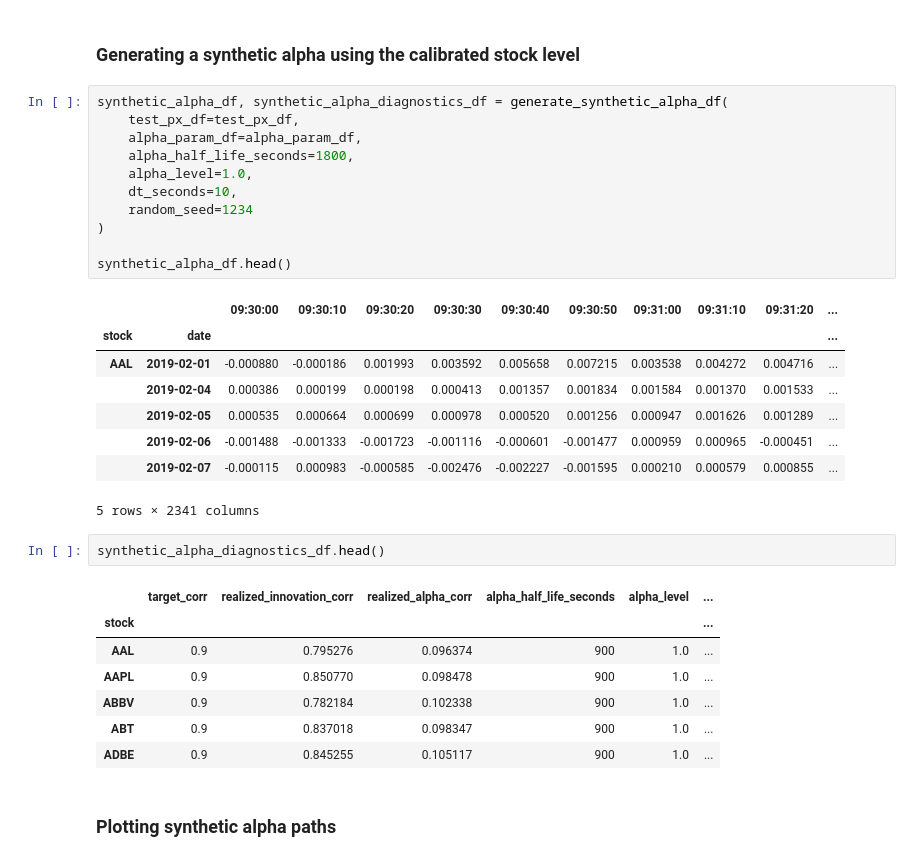
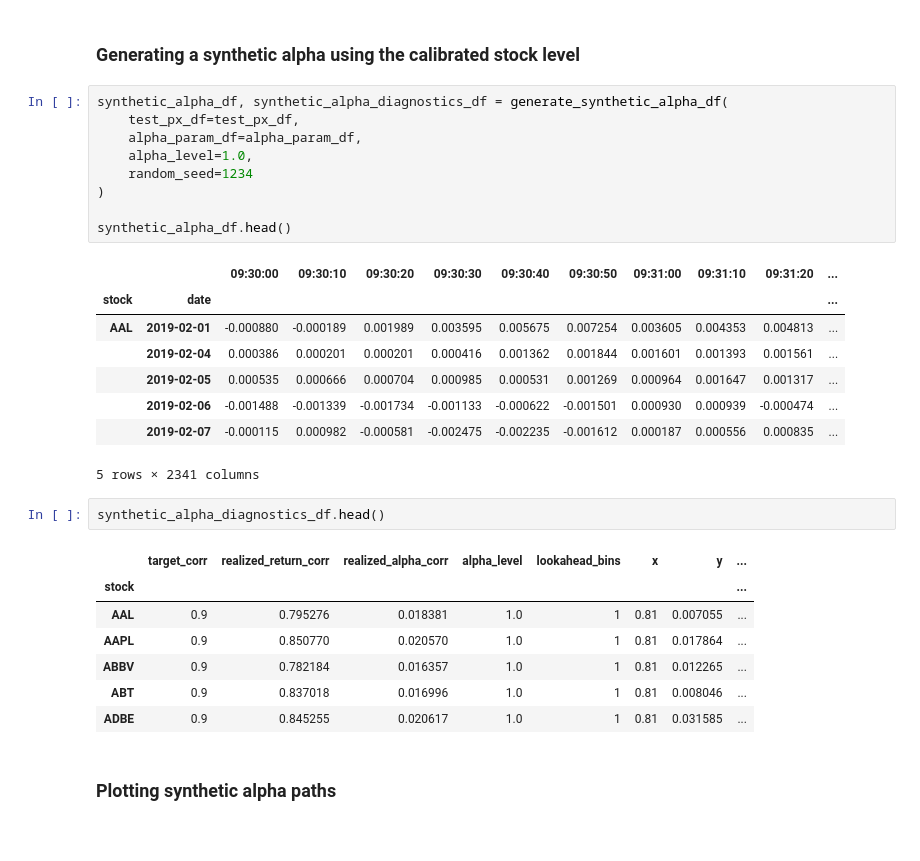
Before and after one commit to raphdlfrg/Quant_Trading_Price_Impact, a Jupyter notebook: 2_4_Synthetic_Alphas.ipynb, the cells around one changed output. Cells and saved outputs as stored; diff of their text form.

```diff
--- a/2_4_Synthetic_Alphas.ipynb
+++ b/2_4_Synthetic_Alphas.ipynb
@@ -445,32 +323,30 @@ alpha_param_df.head()
 # %%
 synthetic_alpha_df, synthetic_alpha_diagnostics_df = generate_synthetic_alpha_df(
     test_px_df=test_px_df,
     alpha_param_df=alpha_param_df,
-    alpha_half_life_seconds=1800,
     alpha_level=1.0,
-    dt_seconds=10,
     random_seed=1234
 )
 
 synthetic_alpha_df.head()
 # %% [output]
 |  |  | 09:30:00 | 09:30:10 | 09:30:20 | 09:30:30 | 09:30:40 | 09:30:50 | 09:31:00 | 09:31:10 | 09:31:20 | ... |
 | stock | date |  |  |  |  |  |  |  |  |  | ... |
-| AAL | 2019-02-01 | -0.000880 | -0.000186 | 0.001993 | 0.003592 | 0.005658 | 0.007215 | 0.003538 | 0.004272 | 0.004716 | ... |
-|  | 2019-02-04 | 0.000386 | 0.000199 | 0.000198 | 0.000413 | 0.001357 | 0.001834 | 0.001584 | 0.001370 | 0.001533 | ... |
-|  | 2019-02-05 | 0.000535 | 0.000664 | 0.000699 | 0.000978 | 0.000520 | 0.001256 | 0.000947 | 0.001626 | 0.001289 | ... |
-|  | 2019-02-06 | -0.001488 | -0.001333 | -0.001723 | -0.001116 | -0.000601 | -0.001477 | 0.000959 | 0.000965 | -0.000451 | ... |
-|  | 2019-02-07 | -0.000115 | 0.000983 | -0.000585 | -0.002476 | -0.002227 | -0.001595 | 0.000210 | 0.000579 | 0.000855 | ... |
+| AAL | 2019-02-01 | -0.000880 | -0.000189 | 0.001989 | 0.003595 | 0.005675 | 0.007254 | 0.003605 | 0.004353 | 0.004813 | ... |
+|  | 2019-02-04 | 0.000386 | 0.000201 | 0.000201 | 0.000416 | 0.001362 | 0.001844 | 0.001601 | 0.001393 | 0.001561 | ... |
+|  | 2019-02-05 | 0.000535 | 0.000666 | 0.000704 | 0.000985 | 0.000531 | 0.001269 | 0.000964 | 0.001647 | 0.001317 | ... |
+|  | 2019-02-06 | -0.001488 | -0.001339 | -0.001734 | -0.001133 | -0.000622 | -0.001501 | 0.000930 | 0.000939 | -0.000474 | ... |
+|  | 2019-02-07 | -0.000115 | 0.000982 | -0.000581 | -0.002475 | -0.002235 | -0.001612 | 0.000187 | 0.000556 | 0.000835 | ... |
 5 rows × 2341 columns
 # %%
 synthetic_alpha_diagnostics_df.head()
 # %% [output]
-|  | target_corr | realized_innovation_corr | realized_alpha_corr | alpha_half_life_seconds | alpha_level | ... |
-| stock |  |  |  |  |  | ... |
-| AAL | 0.9 | 0.795276 | 0.096374 | 900 | 1.0 | ... |
-| AAPL | 0.9 | 0.850770 | 0.098478 | 900 | 1.0 | ... |
-| ABBV | 0.9 | 0.782184 | 0.102338 | 900 | 1.0 | ... |
-| ABT | 0.9 | 0.837018 | 0.098347 | 900 | 1.0 | ... |
-| ADBE | 0.9 | 0.845255 | 0.105117 | 900 | 1.0 | ... |
+|  | target_corr | realized_return_corr | realized_alpha_corr | alpha_level | lookahead_bins | x | y | ... |
+| stock |  |  |  |  |  |  |  | ... |
+| AAL | 0.9 | 0.795276 | 0.018381 | 1.0 | 1 | 0.81 | 0.007055 | ... |
+| AAPL | 0.9 | 0.850770 | 0.020570 | 1.0 | 1 | 0.81 | 0.017864 | ... |
+| ABBV | 0.9 | 0.782184 | 0.016357 | 1.0 | 1 | 0.81 | 0.012265 | ... |
+| ABT | 0.9 | 0.837018 | 0.016996 | 1.0 | 1 | 0.81 | 0.008046 | ... |
+| ADBE | 0.9 | 0.845255 | 0.020617 | 1.0 | 1 | 0.81 | 0.031585 | ... |
 # %% [markdown]
 ### Plotting synthetic alpha paths
```
Also changed, not shown: parts of 10 cells of this notebook, 3 other files.
